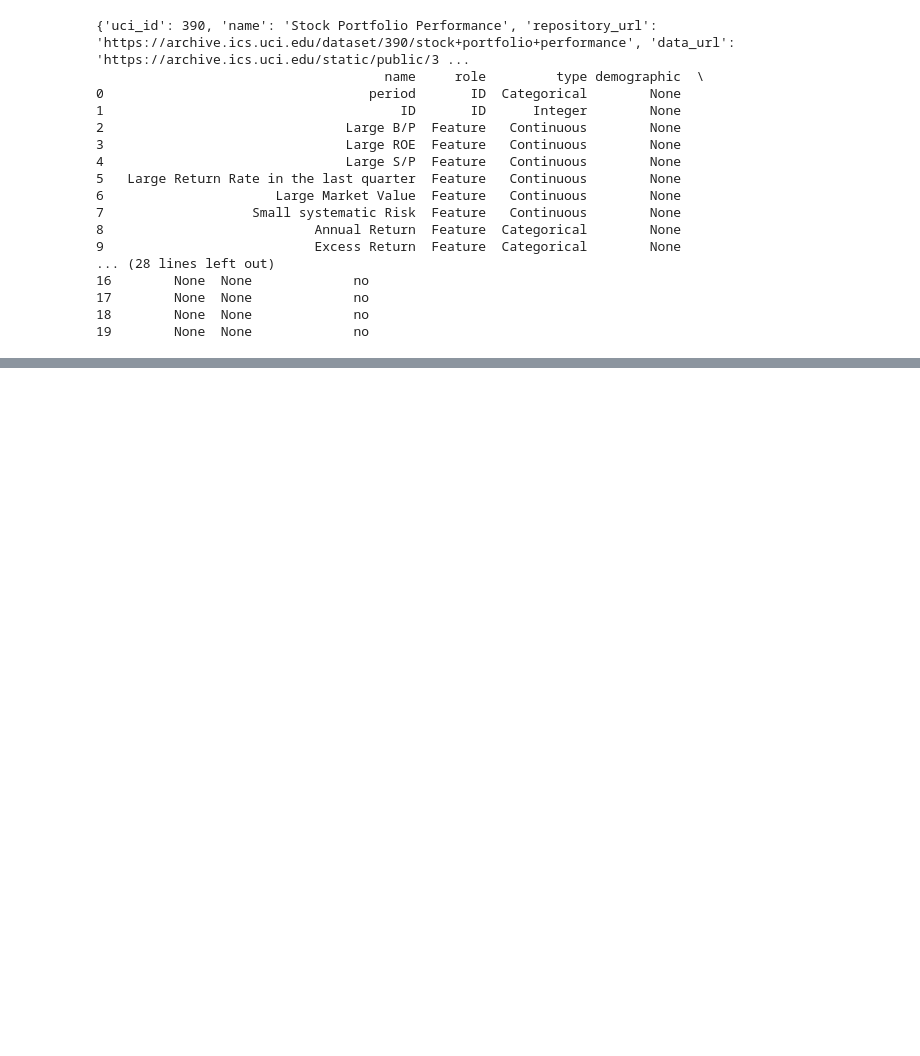
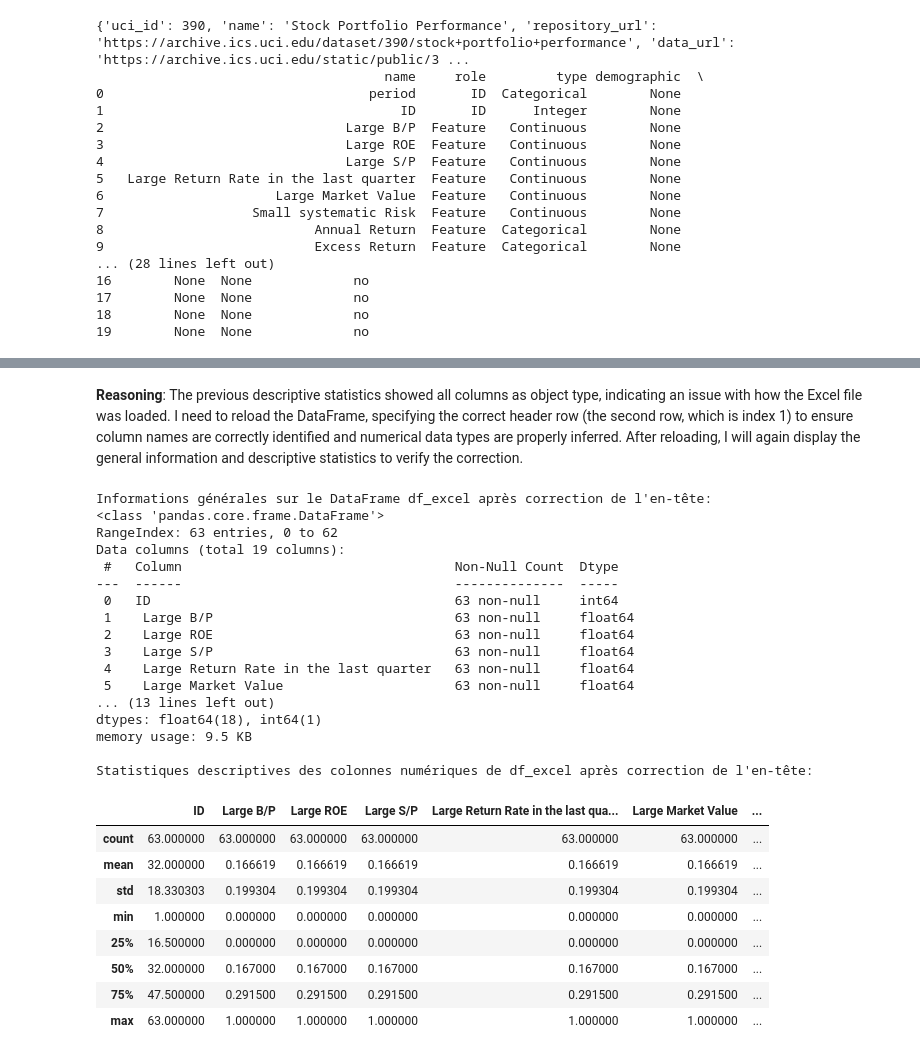
Before and after one commit to elbazyounes-debug/DS, a Jupyter notebook: Untitled2.ipynb, the cells around one changed output, grey strips where cells are left out. Cells and saved outputs as stored; diff of their text form; code cells hidden in the pictures; blank space fills up the shorter version.

```diff
--- a/Untitled2.ipynb
+++ b/Untitled2.ipynb
@@ -50,0 +120,42 @@ print(stock_portfolio_performance.variables)
+# %% [markdown]
+**Reasoning**:
+The previous descriptive statistics showed all columns as object type, indicating an issue with how the Excel file was loaded. I need to reload the DataFrame, specifying the correct header row (the second row, which is index 1) to ensure column names are correctly identified and numerical data types are properly inferred. After reloading, I will again display the general information and descriptive statistics to verify the correction.
+# %%
+import pandas as pd
+
+# Charger le fichier Excel en spécifiant la ligne d'en-tête
+excel_file_path = "/content/drive/MyDrive/stock portfolio performance data set.xlsx"
+df_excel = pd.read_excel(excel_file_path, header=1)
+
+print("Informations générales sur le DataFrame df_excel après correction de l'en-tête:")
+df_excel.info()
+
+print("\nStatistiques descriptives des colonnes numériques de df_excel après correction de l'en-tête:")
+df_excel.describe()
+# %% [output]
+Informations générales sur le DataFrame df_excel après correction de l'en-tête:
+<class 'pandas.core.frame.DataFrame'>
+RangeIndex: 63 entries, 0 to 62
+Data columns (total 19 columns):
+ #   Column                                   Non-Null Count  Dtype
+---  ------                                   --------------  -----
+ 0   ID                                       63 non-null     int64
+ 1    Large B/P                               63 non-null     float64
+ 2    Large ROE                               63 non-null     float64
+ 3    Large S/P                               63 non-null     float64
+ 4    Large Return Rate in the last quarter   63 non-null     float64
+ 5    Large Market Value                      63 non-null     float64
+... (13 lines left out)
+dtypes: float64(18), int64(1)
+memory usage: 9.5 KB
+
+Statistiques descriptives des colonnes numériques de df_excel après correction de l'en-tête:
+|  | ID | Large B/P | Large ROE | Large S/P | Large Return Rate in the last qua... | Large Market Value | ... |
+| count | 63.000000 | 63.000000 | 63.000000 | 63.000000 | 63.000000 | 63.000000 | ... |
+| mean | 32.000000 | 0.166619 | 0.166619 | 0.166619 | 0.166619 | 0.166619 | ... |
+| std | 18.330303 | 0.199304 | 0.199304 | 0.199304 | 0.199304 | 0.199304 | ... |
+| min | 1.000000 | 0.000000 | 0.000000 | 0.000000 | 0.000000 | 0.000000 | ... |
+| 25% | 16.500000 | 0.000000 | 0.000000 | 0.000000 | 0.000000 | 0.000000 | ... |
+| 50% | 32.000000 | 0.167000 | 0.167000 | 0.167000 | 0.167000 | 0.167000 | ... |
+| 75% | 47.500000 | 0.291500 | 0.291500 | 0.291500 | 0.291500 | 0.291500 | ... |
+| max | 63.000000 | 1.000000 | 1.000000 | 1.000000 | 1.000000 | 1.000000 | ... |
```
Also changed, not shown: parts of 31 cells of this notebook.
